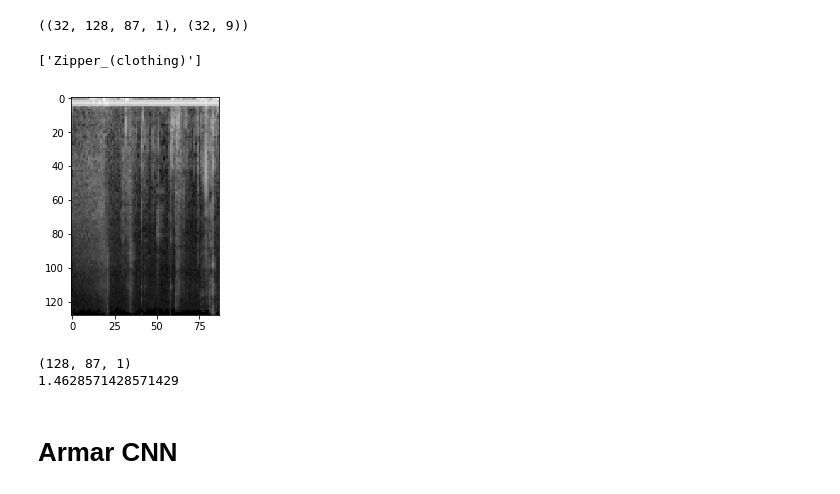
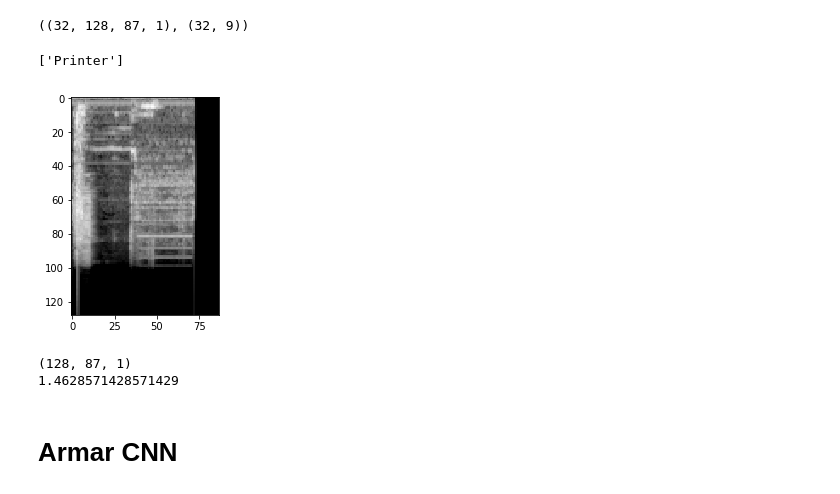
Before and after one commit to deeplearning-itba/FAT2019-Reducida, a Jupyter notebook: ITBA_AUDIO_Classification.ipynb, the cells around one changed output. Drawn from its saved outputs; the diff is of its cells as text; code cells hidden in the pictures.

```diff
--- a/ITBA_AUDIO_Classification.ipynb
+++ b/ITBA_AUDIO_Classification.ipynb
@@ -131,15 +131,15 @@ X_mel.shape, y_mel.shape
 ((32, 128, 87, 1), (32, 9))
 # %%
 # Visualización de salida de generator
-i = 3
+i = 4
 print(categories[np.where(y_mel[i]==1)[0]])
 plt.imshow(X_mel[i].reshape(X_mel[i].shape[:2]), cmap='gray')
 plt.show()
 print(X_mel[i].shape)
 print(63 * hop_length / sample_rate)
 # %% [output]
-['Zipper_(clothing)']
+['Printer']
-[figure, old version]
+[figure, new version]
 (128, 87, 1)
 1.4628571428571429
 # %% [markdown]
```
Also changed, not shown: parts of 1 cell of this notebook.
